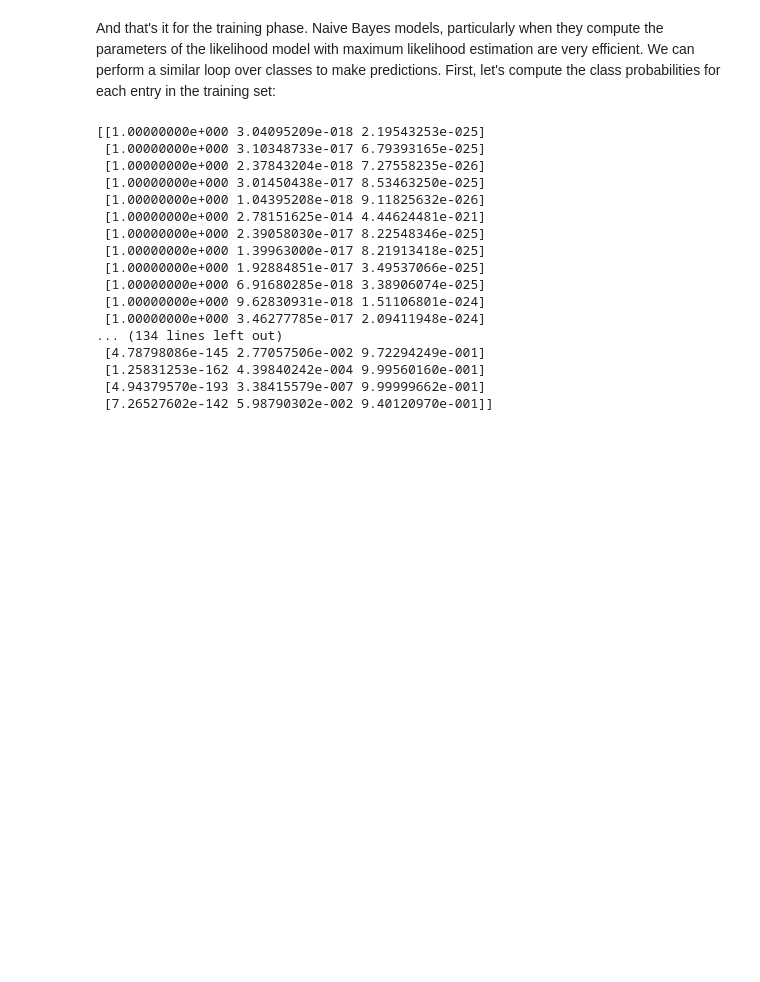
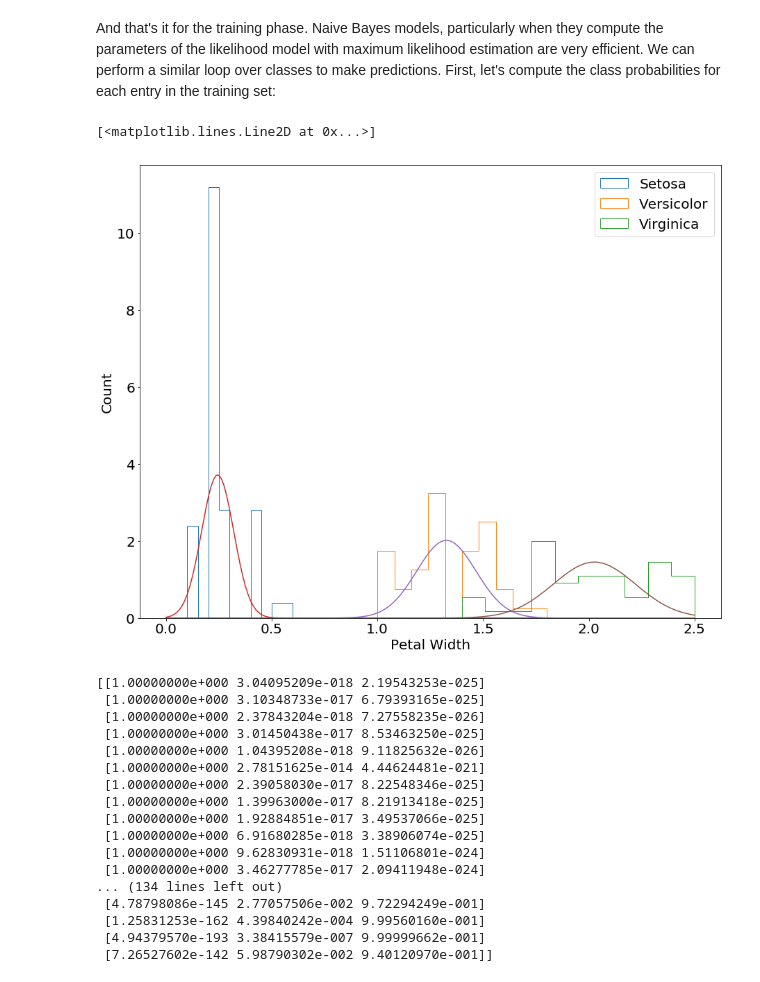
Before and after one commit to UMT-CS447-547-Fall-2018/Lecture_Notes, a Jupyter notebook: 03_naive_bayes.ipynb, the cells around one changed output. Cells and saved outputs as stored; diff of their text form; code cells hidden in the pictures; blank space fills up the shorter version.

```diff
--- a/03_naive_bayes.ipynb
+++ b/03_naive_bayes.ipynb
@@ -11,7 +11,7 @@ import matplotlib.pyplot as plt
 data = pd.read_csv('datasets/lobster_survive.dat',header=0,sep=r"\s{2,}")
 X = data['Len'].values.astype(float)
 Y = data['Survive'].values.astype(float)
-m = len(t) #Number of da
+m = len(Y) #Number of da
 
 N_classes = 2
 
@@ -75,9 +75,9 @@ print(mus,variances)
 # %% [markdown]
 Now, we can just evaluate the probability of each example, with respect to each class, and classify as the one with the highest probability.
 # %%
-class_posterior = np.zeros((n,N_classes))
+class_posterior = np.zeros((m,N_classes))
 
-for i in range(n):
+for i in range(m):
     for C_k in range(N_classes):
         likelihood = 1./np.sqrt(2*np.pi*variances[C_k])*np.exp(-(X[i] - mus[C_k])**2/(2*variances[C_k]))
         prior = etas[C_k]
@@ -185,6 +197,21 @@ array([[5.006, 5.936, 6.588],
        [0.244, 1.326, 2.026]])
 # %% [markdown]
 And that's it for the training phase.  Naive Bayes models, particularly when they compute the parameters of the likelihood model with maximum likelihood estimation are very efficient.  We can perform a similar loop over classes to make predictions.  First, let's compute the class probabilities for each entry in the training set:
+# %%
+plt.hist(X[y==0.,3],label='Setosa',histtype='step',normed=True)
+plt.hist(X[y==1.,3],label='Versicolor',histtype='step',normed=True)
+plt.hist(X[y==2.,3],label='Virginica',histtype='step',normed=True)
+plt.xlabel('Petal Width')
+plt.ylabel('Count')
+plt.legend()
+
+x = np.linspace(0,2.5,201)
+plt.plot(x,1./np.sqrt(2*np.pi*sigma2_array[3,0])*np.exp(-(x-mu_array[3,0])**2/sigma2_array[3,0]))
+plt.plot(x,1./np.sqrt(2*np.pi*sigma2_array[3,1])*np.exp(-(x-mu_array[3,1])**2/sigma2_array[3,1]))
+plt.plot(x,1./np.sqrt(2*np.pi*sigma2_array[3,2])*np.exp(-(x-mu_array[3,2])**2/sigma2_array[3,2]))
+# %% [output]
+[<matplotlib.lines.Line2D at 0x...>]
+[figure, added]
 # %%
 # Training set predictions
 class_probabilities = np.zeros((m,N))  # The probabilities for
```
Also changed, not shown: parts of 2 cells of this notebook.
